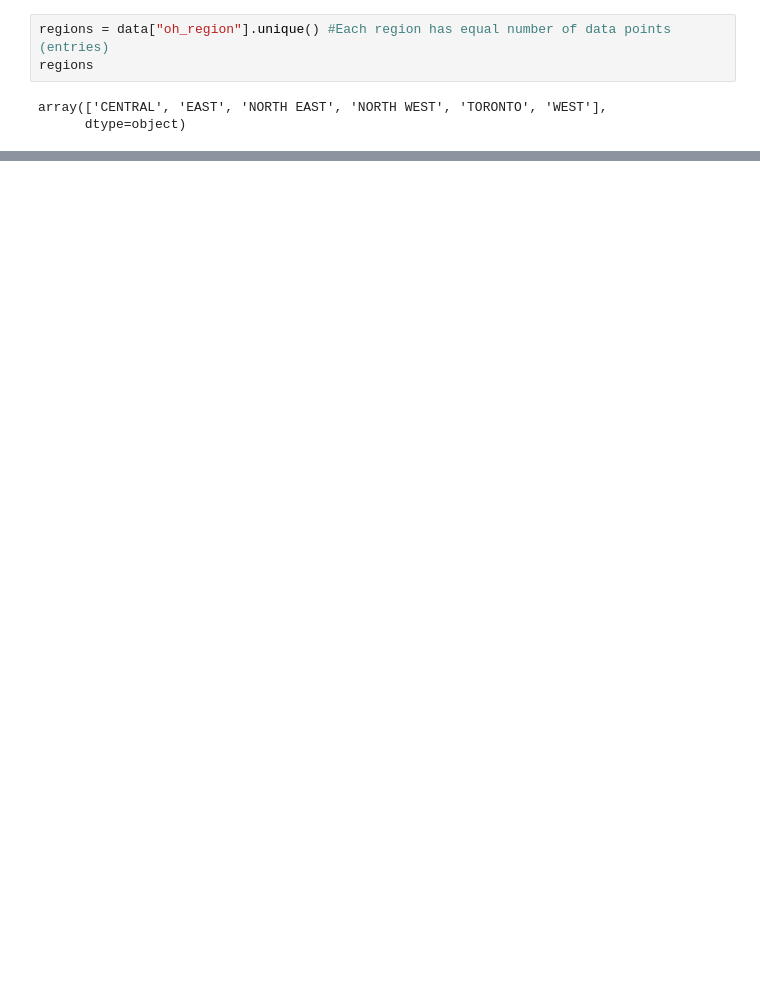
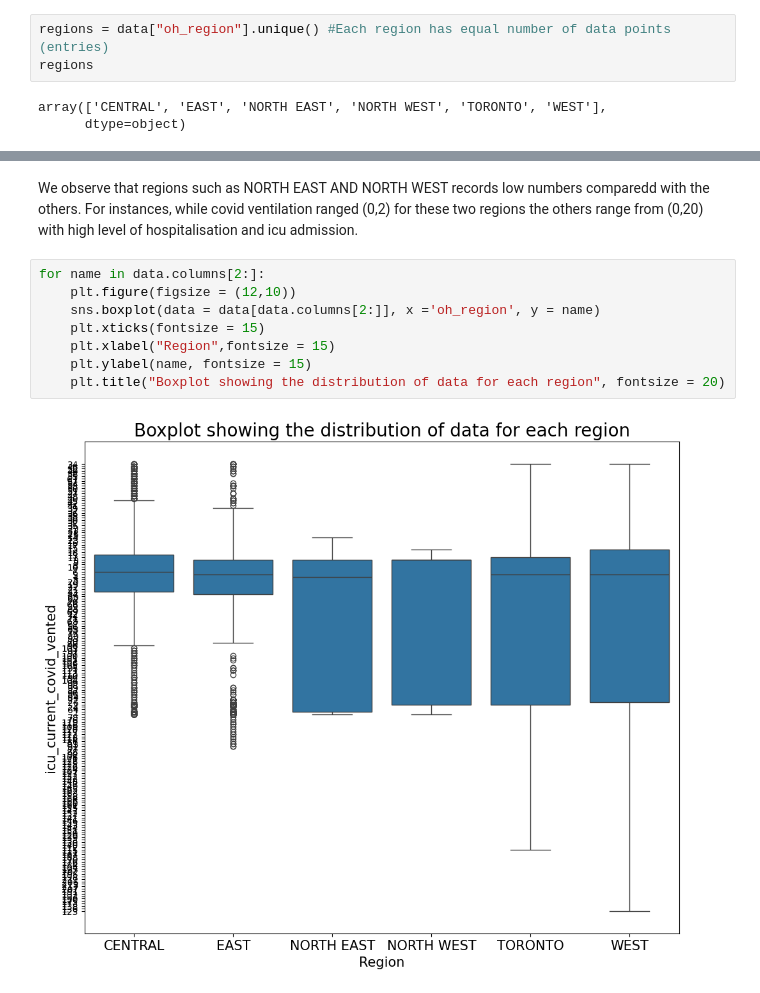
Before and after one commit to SefahF/AI4PH_Data_Versioning_Test, a Jupyter notebook: Assignment.ipynb, the cells around one changed output, grey strips where cells are left out. Drawn from its saved outputs; the diff is of its cells as text; blank space fills up the shorter version.

```diff
--- a/Assignment.ipynb
+++ b/Assignment.ipynb
@@ -136,0 +117,12 @@ for region in regions:
+# %% [markdown]
+We observe that regions such as NORTH EAST AND NORTH WEST records low numbers comparedd with the others. For instances, while covid ventilation ranged (0,2) for these two regions the others range from (0,20) with high level of hospitalisation and icu admission.
+# %%
+for name in data.columns[2:]:
+    plt.figure(figsize = (12,10))
+    sns.boxplot(data = data[data.columns[2:]], x ='oh_region', y = name)
+    plt.xticks(fontsize = 15)
+    plt.xlabel("Region",fontsize = 15)
+    plt.ylabel(name, fontsize = 15)
+    plt.title("Boxplot showing the distribution of data for each region", fontsize = 20)
+# %% [output]
+[figure, added]
```
Also changed, not shown: parts of 14 cells of this notebook.
